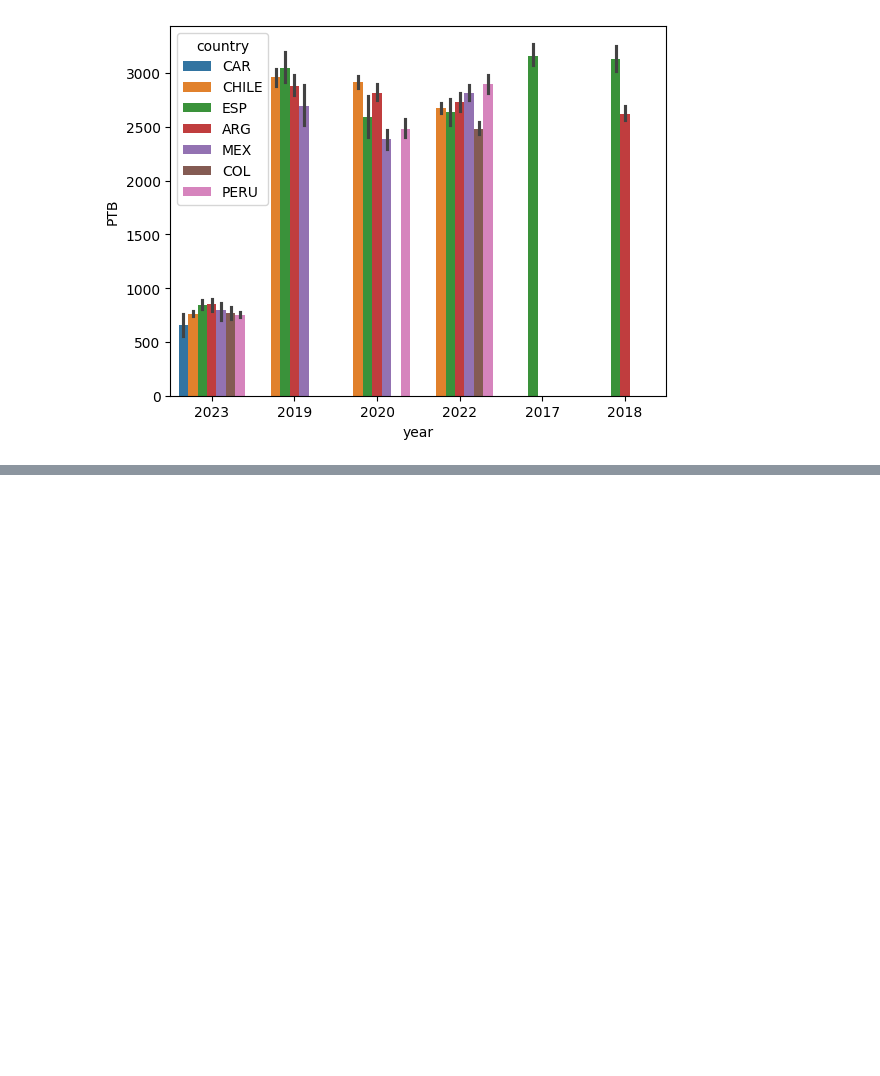
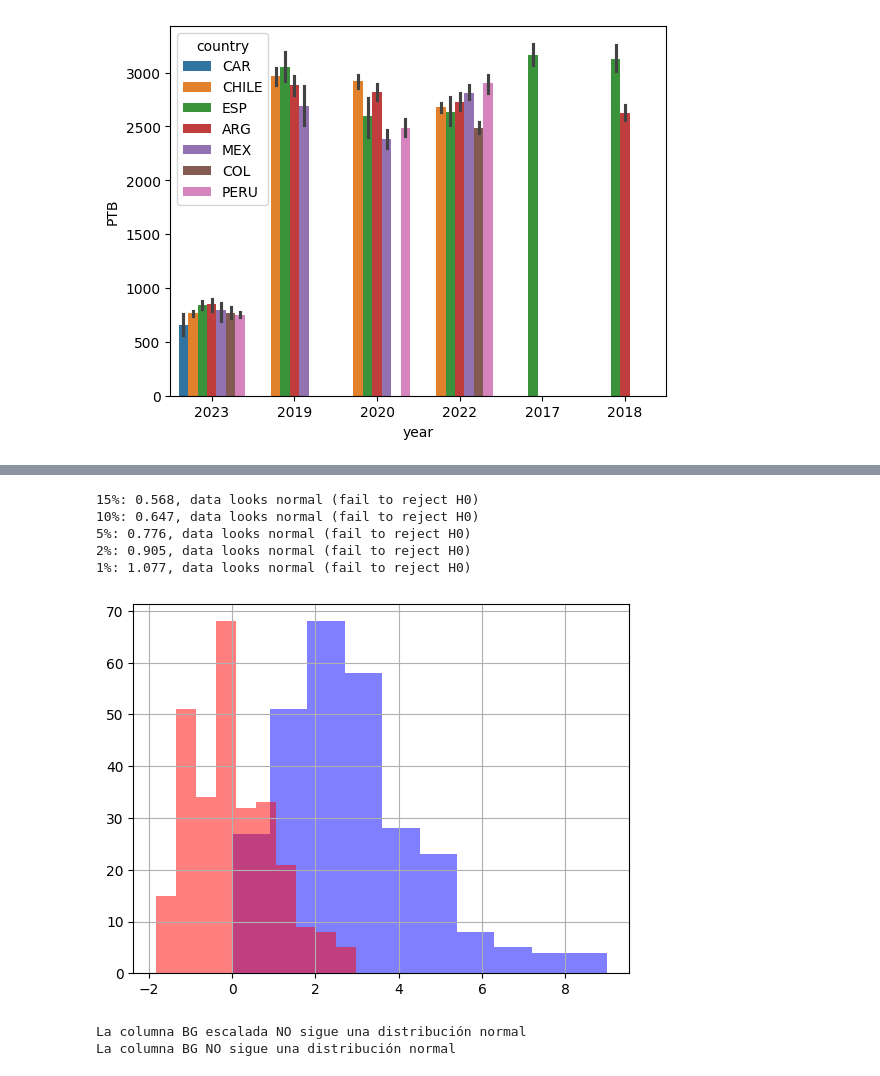
Before and after one commit to Void-CA/FMS, a Jupyter notebook: notebooks/eda.ipynb, the cells around one changed output, grey strips where cells are left out. Drawn from its saved outputs; the diff is of its cells as text; code cells hidden in the pictures; blank space fills up the shorter version.

```diff
--- a/notebooks/eda.ipynb
+++ b/notebooks/eda.ipynb
@@ -296,0 +286,17 @@ fms_scaled.sample(5)
+# %%
+def is_normal(data):
+    result = stats.anderson(data)
+    for i in range(len(result.critical_values)):
+        sl, cv = result.significance_level[i], result.critical_values[i]
+        if result.statistic < result.critical_values[i]:
+            print(f'{int(sl)}%: {cv}, data looks normal (fail to reject H0)')
+        else:
+            print(f'{int(sl)}%: {cv}, data does not looks normal (reject H0)')
+
+is_normal(fms_scaled["PTB_scaled"])
+# %% [output]
+15%: 0.568, data looks normal (fail to reject H0)
+10%: 0.647, data looks normal (fail to reject H0)
+5%: 0.776, data looks normal (fail to reject H0)
+2%: 0.905, data looks normal (fail to reject H0)
+1%: 1.077, data looks normal (fail to reject H0)
@@ -296,0 +313,21 @@ fms_scaled.sample(5)
+# %%
+fms_scaled["BG"].hist(alpha=0.5, color="blue")
+fms_scaled["BG_scaled"].hist(alpha=0.5, color="red")
+plt.show()
+
+bg_scaled_result = stats.anderson(fms_scaled["BG_scaled"])
+bg_result = stats.anderson(fms["BG"])
+
+if bg_scaled_result.statistic < bg_scaled_result.critical_values[2]:
+    print("La columna BG escalada sigue una distribución normal")
+else:
+    print("La columna BG escalada NO sigue una distribución normal")
+
+if bg_result.statistic < bg_result.critical_values[2]:
+    print("La columna BG sigue una distribución normal")
+else:
+    print("La columna BG NO sigue una distribución normal")
+# %% [output]
+[figure, added]
+La columna BG escalada NO sigue una distribución normal
+La columna BG NO sigue una distribución normal
```
Also changed, not shown: parts of 8 cells of this notebook, 1 other file.
